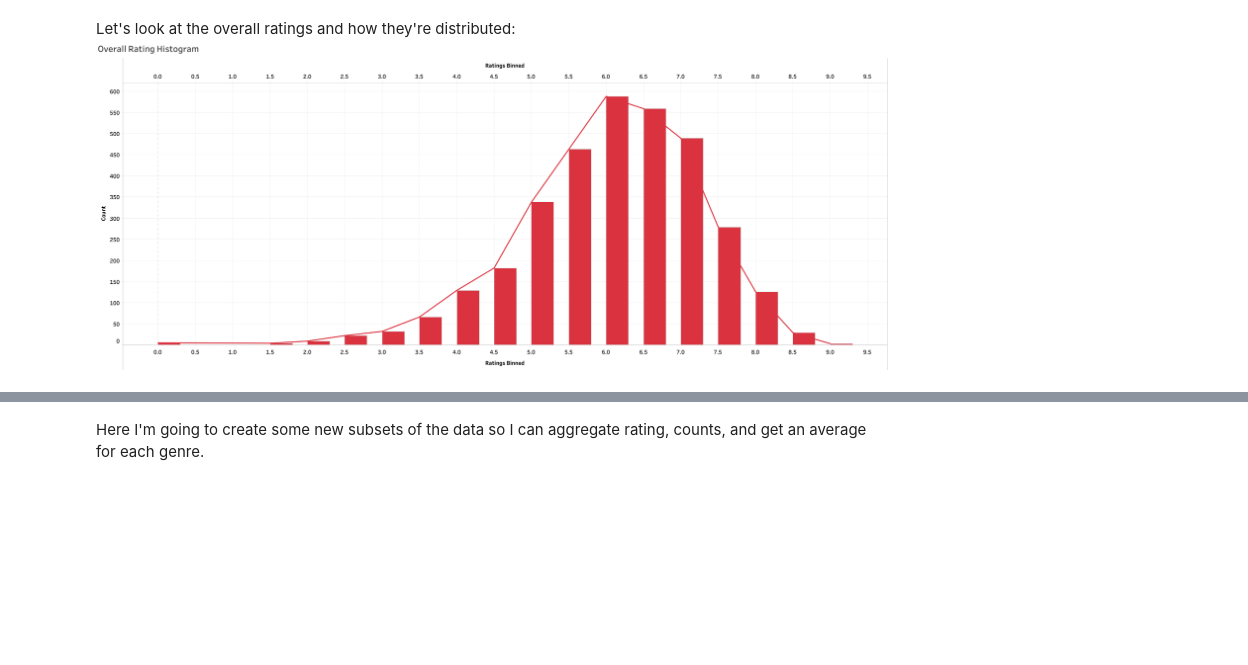
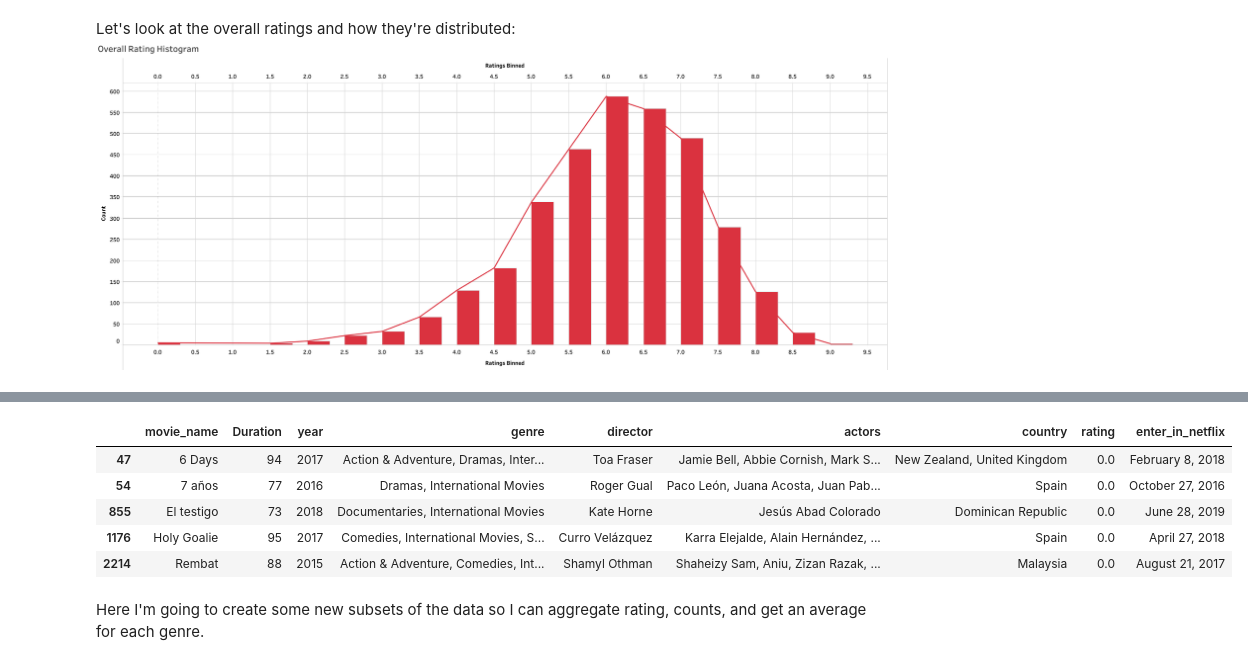
Before and after one commit to Kristian-Abad/Netflix-Movies-Project, a Jupyter notebook: Netflix_Movies.ipynb, the cells around one changed output, grey strips where cells are left out. Drawn from its saved outputs; the diff is of its cells as text; code cells hidden in the pictures; blank space fills up the shorter version.

Commit message:
added some analysis to the "Overall Rating Histogram" and started investigating outlier ratings

```diff
--- a/Netflix_Movies.ipynb
+++ b/Netflix_Movies.ipynb
@@ -444,3 +446,13 @@ Let's look at the overall ratings and how they're distributed:
+# %%
+pd.set_option('max_rows',9999)
+data[data.rating == 0]
+# %% [output]
+|  | movie_name | Duration | year | genre | director | actors | country | rating | enter_in_netflix |
+| 47 | 6 Days | 94 | 2017 | Action & Adventure, Dramas, Inter... | Toa Fraser | Jamie Bell, Abbie Cornish, Mark S... | New Zealand, United Kingdom | 0.0 | February 8, 2018 |
+| 54 | 7 años | 77 | 2016 | Dramas, International Movies | Roger Gual | Paco León, Juana Acosta, Juan Pab... | Spain | 0.0 | October 27, 2016 |
+| 855 | El testigo | 73 | 2018 | Documentaries, International Movies | Kate Horne | Jesús Abad Colorado | Dominican Republic | 0.0 | June 28, 2019 |
+| 1176 | Holy Goalie | 95 | 2017 | Comedies, International Movies, S... | Curro Velázquez | Karra Elejalde, Alain Hernández, ... | Spain | 0.0 | April 27, 2018 |
+| 2214 | Rembat | 88 | 2015 | Action & Adventure, Comedies, Int... | Shamyl Othman | Shaheizy Sam, Aniu, Zizan Razak, ... | Malaysia | 0.0 | August 21, 2017 |
 # %% [markdown]
 Here I'm going to create some new subsets of the data so I can aggregate rating, counts, and get an average for each genre.
 # %%
```
Also changed, not shown: parts of 1 cell of this notebook.
